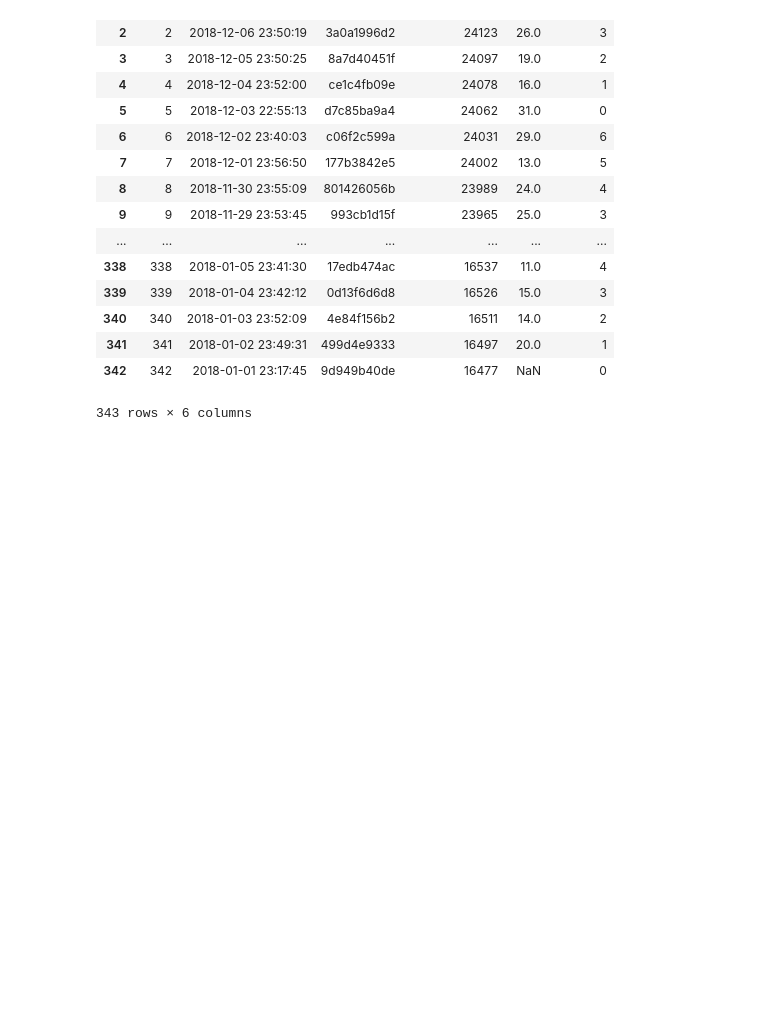
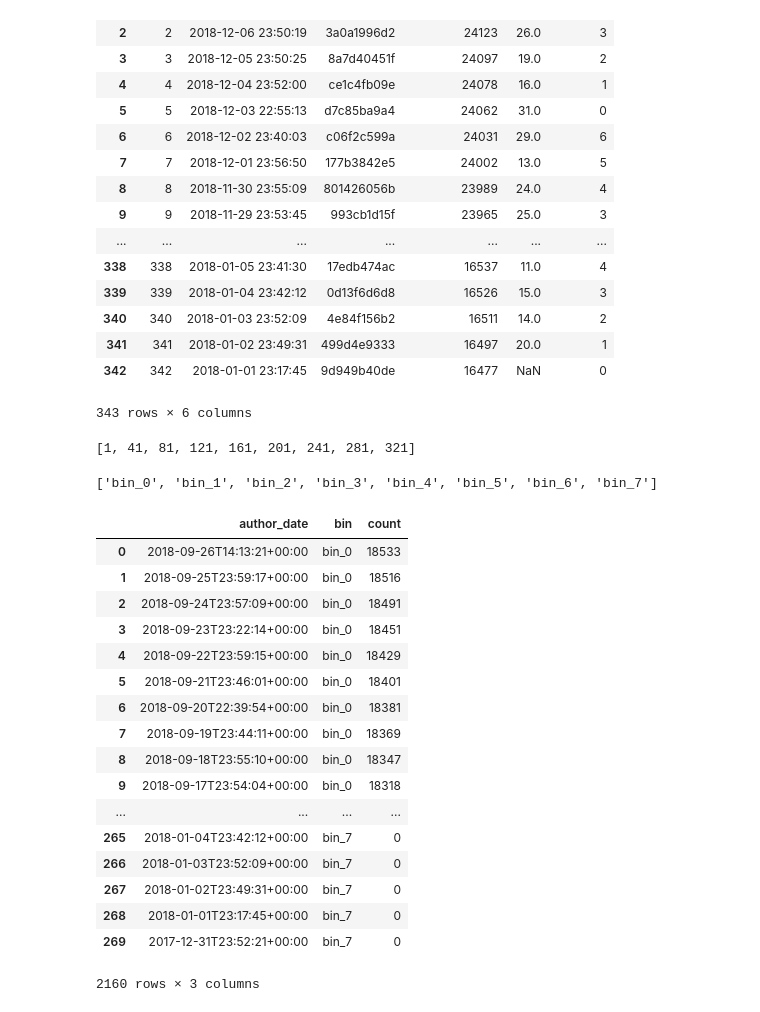
Before and after one commit to kzys/8-p.info, a Jupyter notebook: visualizing-crates-io/crates-io.ipynb, the cells around one changed output. Saved outputs shown, nothing was run; the diff lists cells and outputs as text; code cells hidden in the pictures; blank space fills up the shorter version.

```diff
--- a/visualizing-crates-io/crates-io.ipynb
+++ b/visualizing-crates-io/crates-io.ipynb
@@ -406,3 +413,17 @@ df
 | 341 | 341 | 2018-01-02 23:49:31 | 499d4e9333 | 16497 | 20.0 | 1 |
 | 342 | 342 | 2018-01-01 23:17:45 | 9d949b40de | 16477 | NaN | 0 |
 343 rows × 6 columns
+# %%
+bins = [ (x * 40)+1 for x in xrange(0, 9) ]
+bins
+# %% [output]
+[1, 41, 81, 121, 161, 201, 241, 281, 321]
+# %%
+bins_columns = [('bin_%d' % (index)) for index, x in enumerate(bins[0:-1])]
+bins_columns
+# %% [output]
+['bin_0', 'bin_1', 'bin_2', 'bin_3', 'bin_4', 'bin_5', 'bin_6', 'bin_7']
+# %%
+df = pd.read_json('snapshot-2018-09-26.json', orient = 'records', lines = True)
+df = df.set_index('author_date')
+df['releases_bins'] = df.apply(lambda x: np.histogram(x['releases'], bins = bins)[0], axis = 1)
@@ -408,0 +435,28 @@ df
+# %%
+dfs = []
+
+for index in xrange(0, 8):
+    df_tmp = df.copy()
+    df_tmp[['bin', 'count']] = df.apply(lambda x: pd.Series(['bin_' + str(index), x['releases_bins'][index]]), axis = 1)
+    dfs += [ df_tmp[['bin', 'count']].reset_index() ]
+df_m = pd.concat(dfs).reset_index().to_json('vue/static/visualizing-crates-io/package-count-revs.json', orient='records')
+df_m
+# %% [output]
+|  | author_date | bin | count |
+| 0 | 2018-09-26T14:13:21+00:00 | bin_0 | 18533 |
+| 1 | 2018-09-25T23:59:17+00:00 | bin_0 | 18516 |
+| 2 | 2018-09-24T23:57:09+00:00 | bin_0 | 18491 |
+| 3 | 2018-09-23T23:22:14+00:00 | bin_0 | 18451 |
+| 4 | 2018-09-22T23:59:15+00:00 | bin_0 | 18429 |
+| 5 | 2018-09-21T23:46:01+00:00 | bin_0 | 18401 |
+| 6 | 2018-09-20T22:39:54+00:00 | bin_0 | 18381 |
+| 7 | 2018-09-19T23:44:11+00:00 | bin_0 | 18369 |
+| 8 | 2018-09-18T23:55:10+00:00 | bin_0 | 18347 |
+| 9 | 2018-09-17T23:54:04+00:00 | bin_0 | 18318 |
+| ... | ... | ... | ... |
+| 265 | 2018-01-04T23:42:12+00:00 | bin_7 | 0 |
+| 266 | 2018-01-03T23:52:09+00:00 | bin_7 | 0 |
+| 267 | 2018-01-02T23:49:31+00:00 | bin_7 | 0 |
+| 268 | 2018-01-01T23:17:45+00:00 | bin_7 | 0 |
+| 269 | 2017-12-31T23:52:21+00:00 | bin_7 | 0 |
+2160 rows × 3 columns
```
Also changed, not shown: parts of 8 cells of this notebook, 7 other files.
